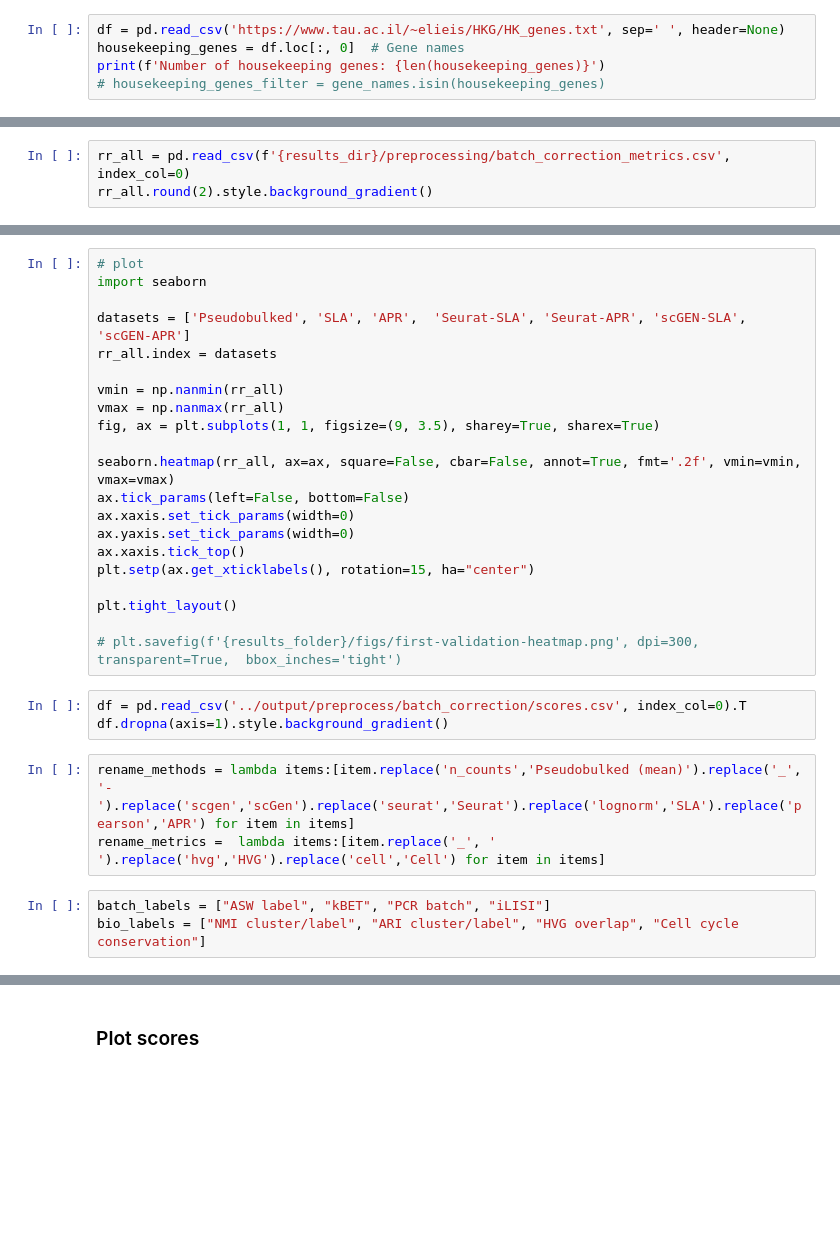
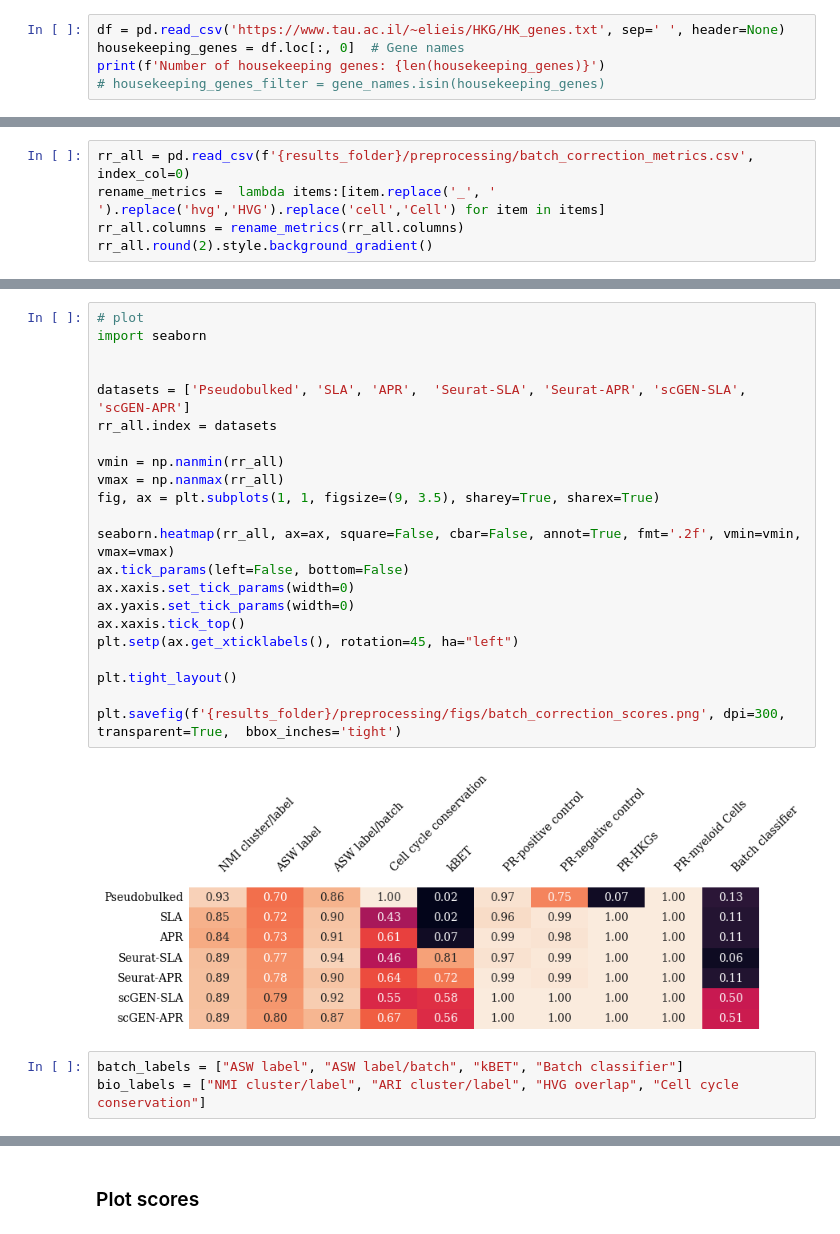
Before and after one commit to janursa/grn_benchmark, a Jupyter notebook: notebooks/preprocess_perturbation.ipynb, the cells around one changed output, grey strips where cells are left out. Cells and saved outputs as stored; diff of their text form; blank space fills up the shorter version.

Commit message:
batch correction scores added

```diff
--- a/notebooks/preprocess_perturbation.ipynb
+++ b/notebooks/preprocess_perturbation.ipynb
@@ -782,3 +779,5 @@ for i, layer in enumerate(layers):
 # %%
-rr_all = pd.read_csv(f'{results_dir}/preprocessing/batch_correction_metrics.csv', index_col=0)
+rr_all = pd.read_csv(f'{results_folder}/preprocessing/batch_correction_metrics.csv', index_col=0)
+rename_metrics =  lambda items:[item.replace('_', ' ').replace('hvg','HVG').replace('cell','Cell') for item in items]
+rr_all.columns = rename_metrics(rr_all.columns)
 rr_all.round(2).style.background_gradient()
@@ -785,30 +793,27 @@ rr_all.round(2).style.background_gradient()
 # %%
 # plot
 import seaborn
+
 
 datasets = ['Pseudobulked', 'SLA', 'APR',  'Seurat-SLA', 'Seurat-APR', 'scGEN-SLA', 'scGEN-APR']
 rr_all.index = datasets
 
 vmin = np.nanmin(rr_all)
 vmax = np.nanmax(rr_all)
 fig, ax = plt.subplots(1, 1, figsize=(9, 3.5), sharey=True, sharex=True)
 
 seaborn.heatmap(rr_all, ax=ax, square=False, cbar=False, annot=True, fmt='.2f', vmin=vmin, vmax=vmax)
 ax.tick_params(left=False, bottom=False)
 ax.xaxis.set_tick_params(width=0)
 ax.yaxis.set_tick_params(width=0)
 ax.xaxis.tick_top()
-plt.setp(ax.get_xticklabels(), rotation=15, ha="center")
+plt.setp(ax.get_xticklabels(), rotation=45, ha="left")
 
 plt.tight_layout()
 
-# plt.savefig(f'{results_folder}/figs/first-validation-heatmap.png', dpi=300, transparent=True,  bbox_inches='tight')
+plt.savefig(f'{results_folder}/preprocessing/figs/batch_correction_scores.png', dpi=300, transparent=True,  bbox_inches='tight')
+# %% [output]
+[figure, added]
-# %%
-df = pd.read_csv('../output/preprocess/batch_correction/scores.csv', index_col=0).T
-df.dropna(axis=1).style.background_gradient()
-# %%
-rename_methods = lambda items:[item.replace('n_counts','Pseudobulked (mean)').replace('_', '-').replace('scgen','scGen').replace('seurat','Seurat').replace('lognorm','SLA').replace('pearson','APR') for item in items]
-rename_metrics =  lambda items:[item.replace('_', ' ').replace('hvg','HVG').replace('cell','Cell') for item in items]
 # %%
-batch_labels = ["ASW label", "kBET", "PCR batch", "iLISI"]
+batch_labels = ["ASW label", "ASW label/batch", "kBET", "Batch classifier"]
 bio_labels = ["NMI cluster/label", "ARI cluster/label", "HVG overlap", "Cell cycle conservation"]
```
Also changed, not shown: parts of 10 cells of this notebook, 5 other files.
